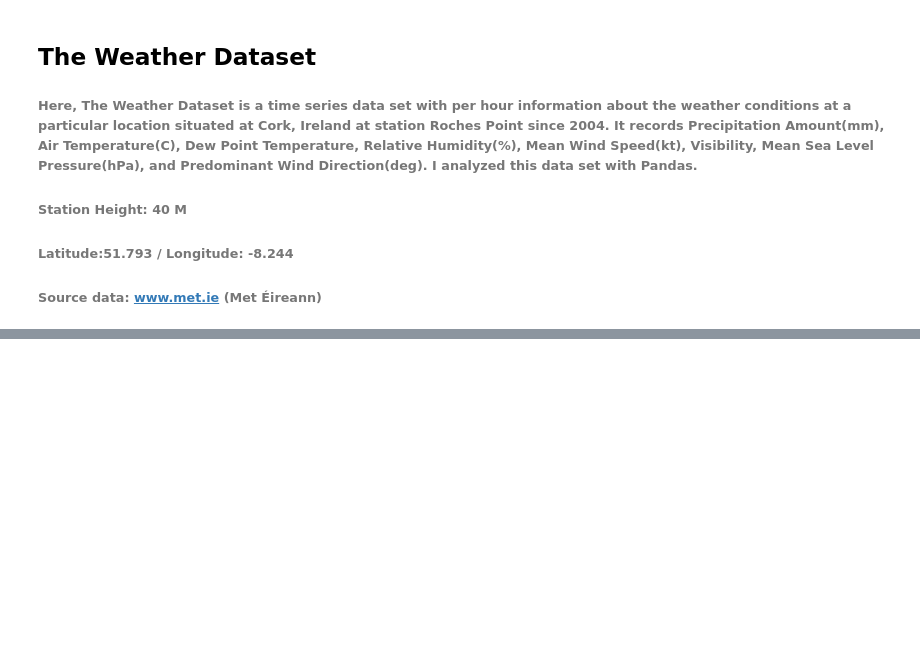
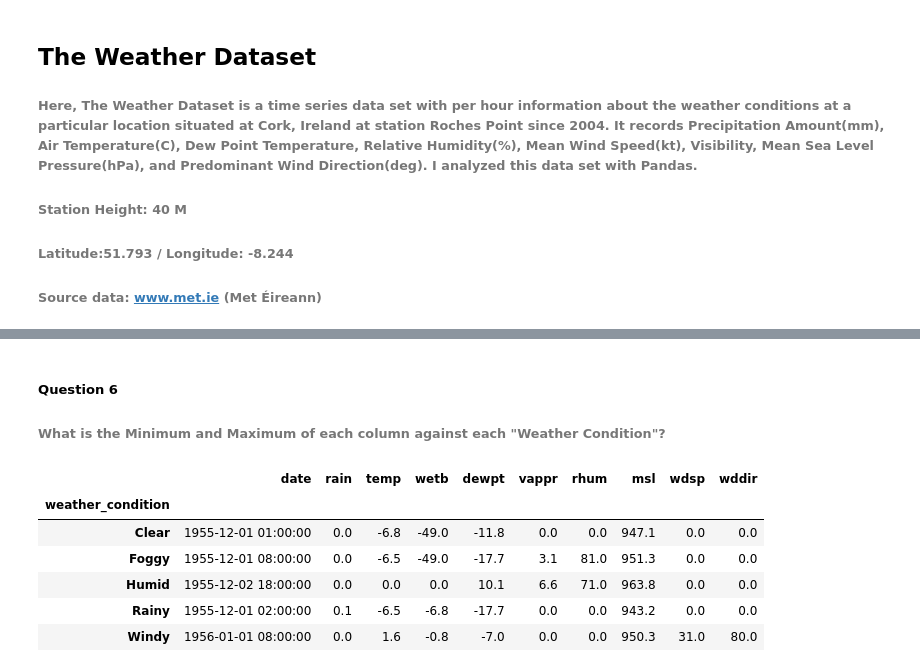
Before and after one commit to felipedds/weather-analysis, a Jupyter notebook: notebooks/analysis.ipynb, the cells around one changed output, grey strips where cells are left out. Drawn from its saved outputs; the diff is of its cells as text; code cells hidden in the pictures; blank space fills up the shorter version.

```diff
--- a/notebooks/analysis.ipynb
+++ b/notebooks/analysis.ipynb
@@ -50,0 +176,17 @@ dtype: object
+# %%
+# Define conditions based on the parameters
+def get_weather_condition(row):
+    if row["rain"] > 0:
+        return "Rainy"
+    elif row["rhum"] > 80 and row["temp"] < 10:
+        return "Foggy"
+    elif row["rhum"] > 70 and row["dewpt"] > 10:
+        return "Humid"
+    elif row["wdsp"] > 30:
+        return "Windy"
+    else:
+        return "Clear"
+
+# Add the weather conditions as a new column to dataset
+data_interpolated["weather_condition"] = data_interpolated.apply(get_weather_condition, axis=1)
+data_interpolated.head()
@@ -50,0 +213,13 @@ dtype: object
+# %% [markdown]
+##### Question 6
+###### What is the Minimum and Maximum of each column against each "Weather Condition"?
+# %%
+data_interpolated.groupby("weather_condition").min()
+# %% [output]
+|  | date | rain | temp | wetb | dewpt | vappr | rhum | msl | wdsp | wddir |
+| weather_condition |  |  |  |  |  |  |  |  |  |  |
+| Clear | 1955-12-01 01:00:00 | 0.0 | -6.8 | -49.0 | -11.8 | 0.0 | 0.0 | 947.1 | 0.0 | 0.0 |
+| Foggy | 1955-12-01 08:00:00 | 0.0 | -6.5 | -49.0 | -17.7 | 3.1 | 81.0 | 951.3 | 0.0 | 0.0 |
+| Humid | 1955-12-02 18:00:00 | 0.0 | 0.0 | 0.0 | 10.1 | 6.6 | 71.0 | 963.8 | 0.0 | 0.0 |
+| Rainy | 1955-12-01 02:00:00 | 0.1 | -6.5 | -6.8 | -17.7 | 0.0 | 0.0 | 943.2 | 0.0 | 0.0 |
+| Windy | 1956-01-01 08:00:00 | 0.0 | 1.6 | -0.8 | -7.0 | 0.0 | 0.0 | 950.3 | 31.0 | 80.0 |
```
Also changed, not shown: parts of 22 cells of this notebook, 2 other files.
